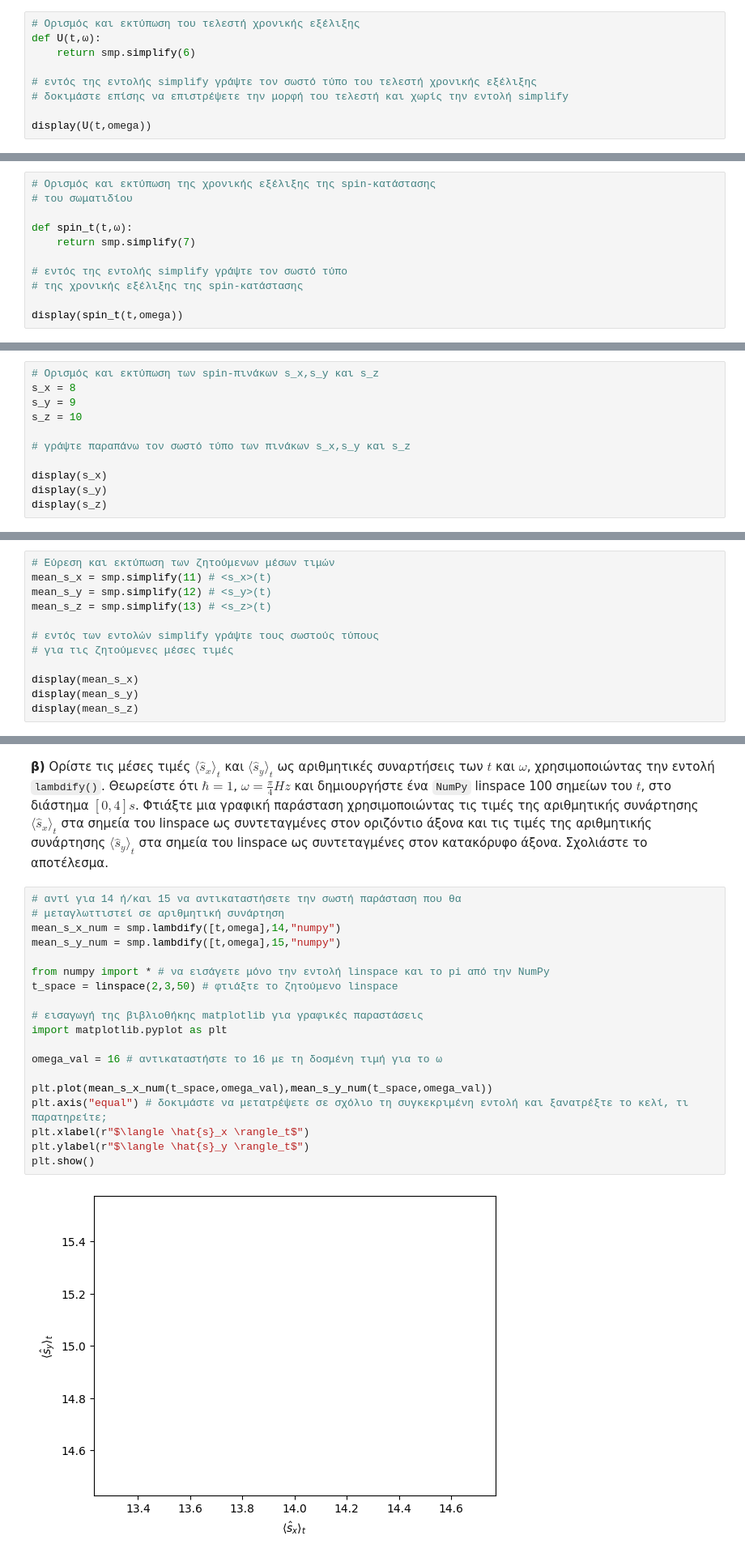
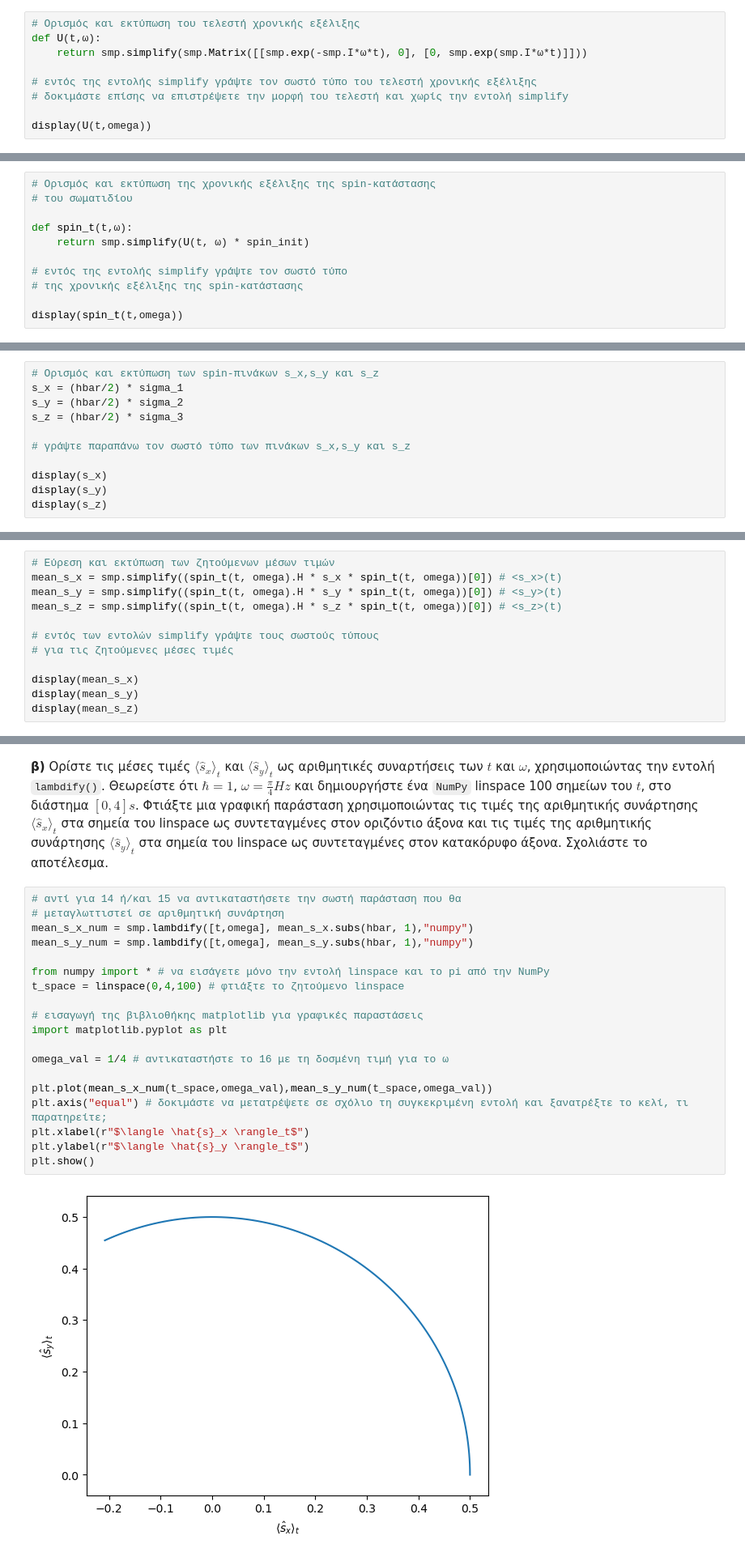
Before and after one commit to g-chatzi/-14390, a Jupyter notebook: 4_Άσκηση_Aξιολόγησης.ipynb, the cells around one changed output, grey strips where cells are left out. Shown at 81% size. Drawn from its saved outputs; the diff is of its cells as text.

```diff
--- a/4_Άσκηση_Aξιολόγησης.ipynb
+++ b/4_Άσκηση_Aξιολόγησης.ipynb
@@ -56,7 +58,7 @@ $$\begin{bmatrix} e^{-iωt} & 0 \\ 0 & e^{iωt}\end{bmatrix} ή \begin{bmatrix}
 # %%
 # Ορισμός και εκτύπωση του τελεστή χρονικής εξέλιξης
 def U(t,ω):
-    return smp.simplify(6)
+    return smp.simplify(smp.Matrix([[smp.exp(-smp.I*ω*t), 0], [0, smp.exp(smp.I*ω*t)]]))
 
 # εντός της εντολής simplify γράψτε τον σωστό τύπο του τελεστή χρονικής εξέλιξης
 # δοκιμάστε επίσης να επιστρέψετε την μορφή του τελεστή και χωρίς την εντολή simplify
@@ -79,7 +81,7 @@ $$|s(t)\rangle=\hat{U}(t)|s\rangle$$
 # του σωματιδίου
 
 def spin_t(t,ω):
-    return smp.simplify(7)
+    return smp.simplify(U(t, ω) * spin_init)
 
 # εντός της εντολής simplify γράψτε τον σωστό τύπο
 # της χρονικής εξέλιξης της spin-κατάστασης
@@ -95,9 +101,9 @@ $\displaystyle 7$
 **α)** Βρείτε τη συμβολική μορφή των ακόλουθων μέσων τιμών: $\langle \hat{s}_x \rangle_t$, $\langle \hat{s}_y \rangle_t$ και $\langle \hat{s}_z \rangle_t$, ως προς την κατάσταση σπιν $|s(t)\rangle$.
 # %%
 # Ορισμός και εκτύπωση των spin-πινάκων s_x,s_y και s_z
-s_x = 8
-s_y = 9
-s_z = 10
+s_x = (hbar/2) * sigma_1
+s_y = (hbar/2) * sigma_2
+s_z = (hbar/2) * sigma_3
 
 # γράψτε παραπάνω τον σωστό τύπο των πινάκων s_x,s_y και s_z
 
@@ -111,8 +117,8 @@ display(s_z)
 # %%
 # Εύρεση και εκτύπωση των ζητούμενων μέσων τιμών
-mean_s_x = smp.simplify(11) # <s_x>(t)
-mean_s_y = smp.simplify(12) # <s_y>(t)
-mean_s_z = smp.simplify(13) # <s_z>(t)
+mean_s_x = smp.simplify((spin_t(t, omega).H * s_x * spin_t(t, omega))[0]) # <s_x>(t)
+mean_s_y = smp.simplify((spin_t(t, omega).H * s_y * spin_t(t, omega))[0]) # <s_y>(t)
+mean_s_z = smp.simplify((spin_t(t, omega).H * s_z * spin_t(t, omega))[0]) # <s_z>(t)
 
 # εντός των εντολών simplify γράψτε τους σωστούς τύπους
 # για τις ζητούμενες μέσες τιμές
@@ -129,23 +135,23 @@ $\displaystyle 13$
 # %%
 # αντί για 14 ή/και 15 να αντικαταστήσετε την σωστή παράσταση που θα
 # μεταγλωττιστεί σε αριθμητική συνάρτηση
-mean_s_x_num = smp.lambdify([t,omega],14,"numpy")
-mean_s_y_num = smp.lambdify([t,omega],15,"numpy")
+mean_s_x_num = smp.lambdify([t,omega], mean_s_x.subs(hbar, 1),"numpy")
+mean_s_y_num = smp.lambdify([t,omega], mean_s_y.subs(hbar, 1),"numpy")
 
 from numpy import * # να εισάγετε μόνο την εντολή linspace και το pi από την NumPy
-t_space = linspace(2,3,50) # φτιάξτε το ζητούμενο linspace
+t_space = linspace(0,4,100) # φτιάξτε το ζητούμενο linspace
 
 # εισαγωγή της βιβλιοθήκης matplotlib για γραφικές παραστάσεις
 import matplotlib.pyplot as plt
 
-omega_val = 16 # αντικαταστήστε το 16 με τη δοσμένη τιμή για το ω
+omega_val = 1/4 # αντικαταστήστε το 16 με τη δοσμένη τιμή για το ω
 
 plt.plot(mean_s_x_num(t_space,omega_val),mean_s_y_num(t_space,omega_val))
 plt.axis("equal") # δοκιμάστε να μετατρέψετε σε σχόλιο τη συγκεκριμένη εντολή και ξανατρέξτε το κελί, τι παρατηρείτε;
 plt.xlabel(r"$\langle \hat{s}_x \rangle_t$")
 plt.ylabel(r"$\langle \hat{s}_y \rangle_t$")
 plt.show()
 # %% [output]
-[figure, old version]
+[figure, new version]
 # %% [markdown]
 **Σχολιασμός αποτελέσματος**
```
Also changed, not shown: parts of 8 cells of this notebook.
